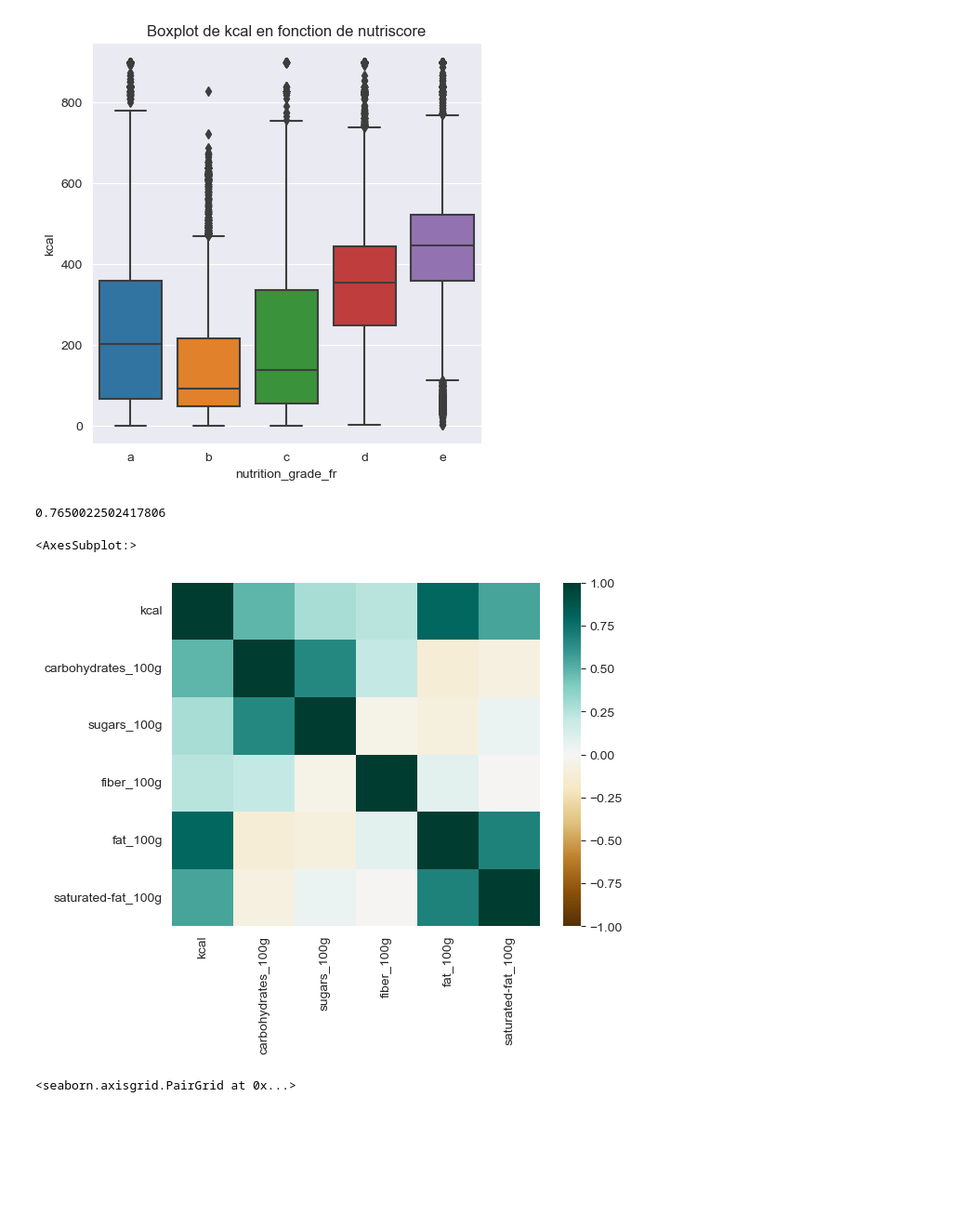
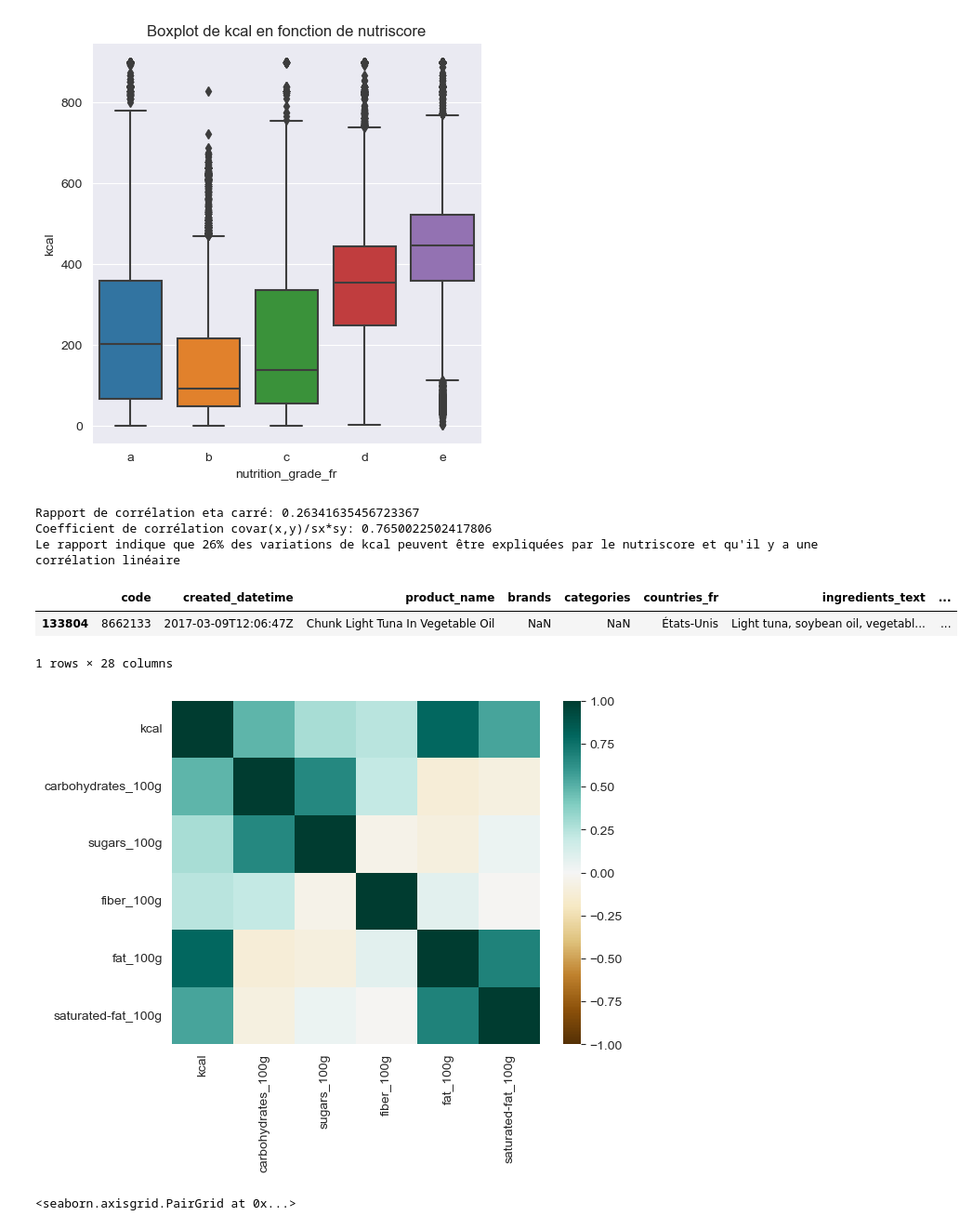
Before and after one commit to BinaryLost/machine_learning_projects, a Jupyter notebook: projet_2/analyse_openfood.ipynb, the cells around one changed output. Shown at 93% size. Cells and saved outputs as stored; diff of their text form; code cells hidden in the pictures; blank space fills up the shorter version.

```diff
--- a/projet_2/analyse_openfood.ipynb
+++ b/projet_2/analyse_openfood.ipynb
@@ -203,28 +203,48 @@ plt.show()
 # %% [output]
 [figure]
 # %%
+X = "nutrition_grade_fr" # qualitative
+Y = "kcal" # quantitative
+
+
+def eta_squared(x,y):
+    moyenne_y = y.mean()
+    classes = []
+    for classe in x.unique():
+        yi_classe = y[x==classe]
+        classes.append({'ni': len(yi_classe),
+                        'moyenne_classe': yi_classe.mean()})
+    SCT = sum([(yj-moyenne_y)**2 for yj in y])
+    SCE = sum([c['ni']*(c['moyenne_classe']-moyenne_y)**2 for c in classes])
+    return SCE/SCT
+
+
 # Mapping des valeurs qualitatives ordinales
-
 map_dict = {'a':1, 'b':2, 'c':3, 'd':4, 'e':5}
 data['nutrition_grade_fr'] = data['nutrition_grade_fr'].replace({'a': 1, 'b': 2, 'c': 3, 'd': 4, 'e': 5})
 
-# calcul de la correlation
-# coefficient de correlation = covar(x,y)/sx*sy
 # covar(x,y) = 1/n * Σ((x_i - x̄) * (y_i - ȳ))
-
 covar_x_y = data['kcal'].cov(data['nutrition_grade_fr'])
 sx = data['kcal'].std()
 sy = data['nutrition_grade_fr'].std()
 ro_x_y = covar_x_y / sx * sy
-ro_x_y
+
+print(f'Rapport de corrélation eta carré: {eta_squared(data[X], data[Y])}')
+print(f'Coefficient de corrélation covar(x,y)/sx*sy: {ro_x_y}')
+
+print('Le rapport indique que 26% des variations de kcal peuvent être expliquées par le nutriscore et qu\'il y a une corrélation linéaire')
 # %% [output]
-0.7650022502417806
+Rapport de corrélation eta carré: 0.26341635456723367
+Coefficient de corrélation covar(x,y)/sx*sy: 0.7650022502417806
+Le rapport indique que 26% des variations de kcal peuvent être expliquées par le nutriscore et qu'il y a une corrélation linéaire
 # %%
 variables_quant = ['kcal','carbohydrates_100g', 'sugars_100g','fiber_100g','fat_100g', 'saturated-fat_100g']
-
 sns.heatmap(data[variables_quant].corr(), vmin=-1, vmax=1, cmap="BrBG")
+data.sample()
 # %% [output]
+|  | code | created_datetime | product_name | brands | categories | countries_fr | ingredients_text | ... |
+| 133804 | 8662133 | 2017-03-09T12:06:47Z | Chunk Light Tuna In Vegetable Oil | NaN | NaN | États-Unis | Light tuna, soybean oil, vegetabl... | ... |
-<AxesSubplot:>
+1 rows × 28 columns
 [figure]
 # %%
 sns.pairplot(data[["kcal","proteins_100g","carbohydrates_100g","fat_100g"]])
```
Also changed, not shown: parts of 2 cells of this notebook.
